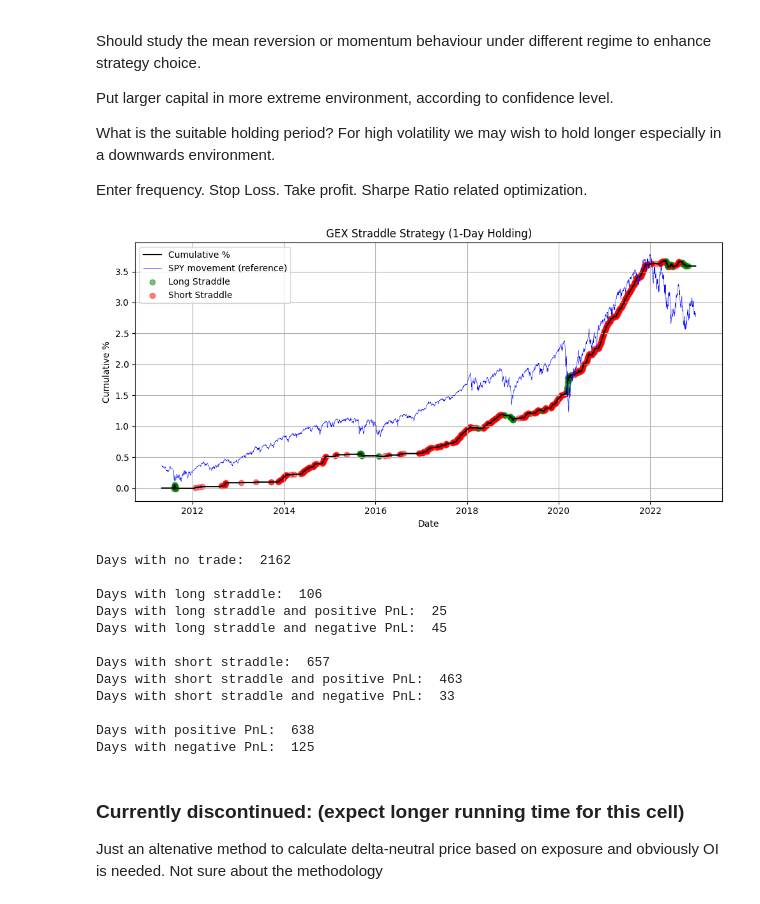
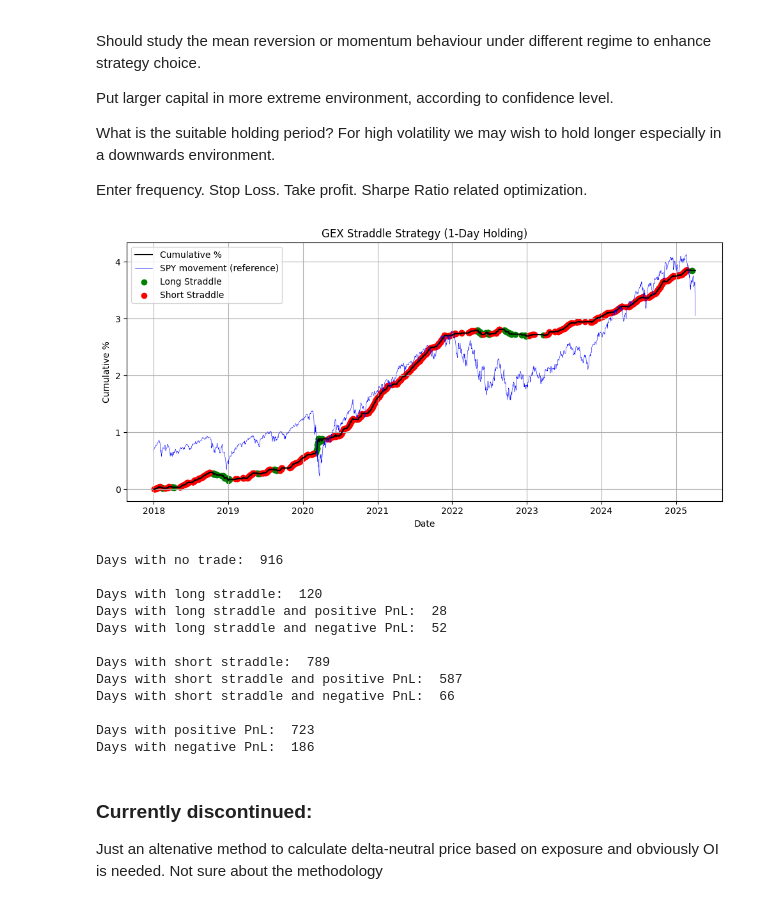
Before and after one commit to yifandill/Gamma_Exposure_Quant_Research, a Jupyter notebook: src/exploration.ipynb, the cells around one changed output. Cells and saved outputs as stored; diff of their text form; code cells hidden in the pictures.

Commit message:
using updated GEX and SPY data

```diff
--- a/src/exploration.ipynb
+++ b/src/exploration.ipynb
@@ -37,7 +37,6 @@ df_stock.head()
 # Load squuezemetric data
 df_sq = pd.read_csv(os.path.join(data_path, 'sqzme.csv'))
 df_sq['date'] = pd.to_datetime(df_sq['date'])
-df_sq = df_sq[(df_sq['date']>='2011-02-05')&(df_sq['date']<='2022-12-31')]
-df_sq.head()
+df_sq.tail()
 # %% [output]
 |  | date | price | dix | gex |
@@ -247,0 +188,5 @@ strong multicollinearity or other numerical problems.
+# %%
+# use latest SPY data
+
+stock_price = pd.read_csv(os.path.join(data_path, 'SPY_10Y_latest.csv'))
+stock_price['date'] = pd.to_datetime(stock_price['date'])
@@ -314,7 +335,7 @@ What is the suitable holding period? For high volatility we may wish to hold lon
 Enter frequency. Stop Loss. Take profit. Sharpe Ratio related optimization.
 # %%
 df = vol_gex.copy()
-
+df = df[df['date']>='2018-01-01']
 # Calculate implied daily volatility from VIX (VIX is annualized)
 df['IV_daily'] = df['vix'] / np.sqrt(252)
 
@@ -322,14 +343,14 @@ df['IV_daily'] = df['vix'] / np.sqrt(252)
 df['VRP'] = df['vix'] - df['rv']
 
 # Calculate low & high GEX thresholds
-gex_25 = df['gex_sq'].quantile(0.25)
-gex_75 = df['gex_sq'].quantile(0.75)
+gex_low = df['gex_sq'].quantile(0.2)
+gex_high = df['gex_sq'].quantile(0.5)
 
 # Generate trade signal
 def generate_signal(row):
-    if row['gex_sq'] < 0 and row['VRP'] < 0:
+    if row['gex_sq'] < gex_low and row['VRP'] < 0:
         return 1  # Buy straddle
-    elif row['gex_sq'] > gex_75 and row['VRP'] > 0:
+    elif row['gex_sq'] > gex_high and row['VRP'] > 0:
         return -1  # Sell straddle
     else:
         return 0  # No trade
@@ -352,51 +373,52 @@ df['cumulative_percentage'] = df['straddle_pnl'].cumsum()
 plt.figure(figsize=(10, 5))
 plt.plot(df['date'], df['cumulative_percentage'], label='Cumulative %', color='black')
 
-plt.plot(df['date'], (df['close_price']/100)-1, label='SPY movement (reference)', color='blue',lw=0.4)
+plt.plot(df['date'], (df['close_price']/100)-2, label='SPY movement (reference)', color='blue',lw=0.4)
 
 # Plot long straddle trades (signal = 1)
 long_days = df[df['signal'].shift(1) == 1]
-plt.scatter(long_days['date'], long_days['cumulative_percentage'], color='green', label='Long Straddle', alpha=0.5)
+plt.scatter(long_days['date'], long_days['cumulative_percentage'], color='green', label='Long Straddle', alpha=1)
 
 # Plot short straddle trades (signal = -1)
 short_days = df[df['signal'].shift(1) == -1]
-plt.scatter(short_days['date'], short_days['cumulative_percentage'], color='red', label='Short Straddle', alpha=0.5)
+plt.scatter(short_days['date'], short_days['cumulative_percentage'], color='red', label='Short Straddle', alpha=1)
 
 # Format the plot
 plt.title("GEX Straddle Strategy (1-Day Holding)")
 plt.xlabel("Date")
 plt.ylabel("Cumulative %")
 plt.grid(True)
 plt.legend()
 plt.tight_layout()
 plt.show()
 
 print("Days with no trade: ", (df['signal']== 0).sum(),'\n')
 print("Days with long straddle: ", (df['signal']== 1).sum())
 print("Days with long straddle and positive PnL: ", ((df['signal']== 1)&(df['straddle_pnl'] > 0)).sum())
 print("Days with long straddle and negative PnL: ", ((df['signal']== 1)&(df['straddle_pnl'] < 0)).sum(),'\n')
 
 print("Days with short straddle: ", (df['signal']== -1).sum())
 print("Days with short straddle and positive PnL: ", ((df['signal']== - 1)&(df['straddle_pnl'] > 0)).sum())
 print("Days with short straddle and negative PnL: ", ((df['signal']== - 1)&(df['straddle_pnl'] < 0)).sum(),'\n')
 
 print("Days with positive PnL: ", (df['straddle_pnl'] > 0).sum())
 print("Days with negative PnL: ", (df['straddle_pnl'] < 0).sum())
 # %% [output]
-[figure, old version]
+[figure, new version]
-Days with no trade:  2162
+Days with no trade:  916
 
-Days with long straddle:  106
-Days with long straddle and positive PnL:  25
-Days with long straddle and negative PnL:  45
+Days with long straddle:  120
+Days with long straddle and positive PnL:  28
+Days with long straddle and negative PnL:  52
 
-Days with short straddle:  657
-Days with short straddle and positive PnL:  463
-Days with short straddle and negative PnL:  33
+Days with short straddle:  789
+Days with short straddle and positive PnL:  587
+Days with short straddle and negative PnL:  66
 
-Days with positive PnL:  638
-Days with negative PnL:  125
+Days with positive PnL:  723
+Days with negative PnL:  186
 # %% [markdown]
-### Currently discontinued: (expect longer running time for this cell)
+### Currently discontinued:
+
 
 Just an altenative method to calculate delta-neutral price based on exposure and obviously OI is needed. Not sure about the methodology
```
Also changed, not shown: parts of 20 cells of this notebook.
